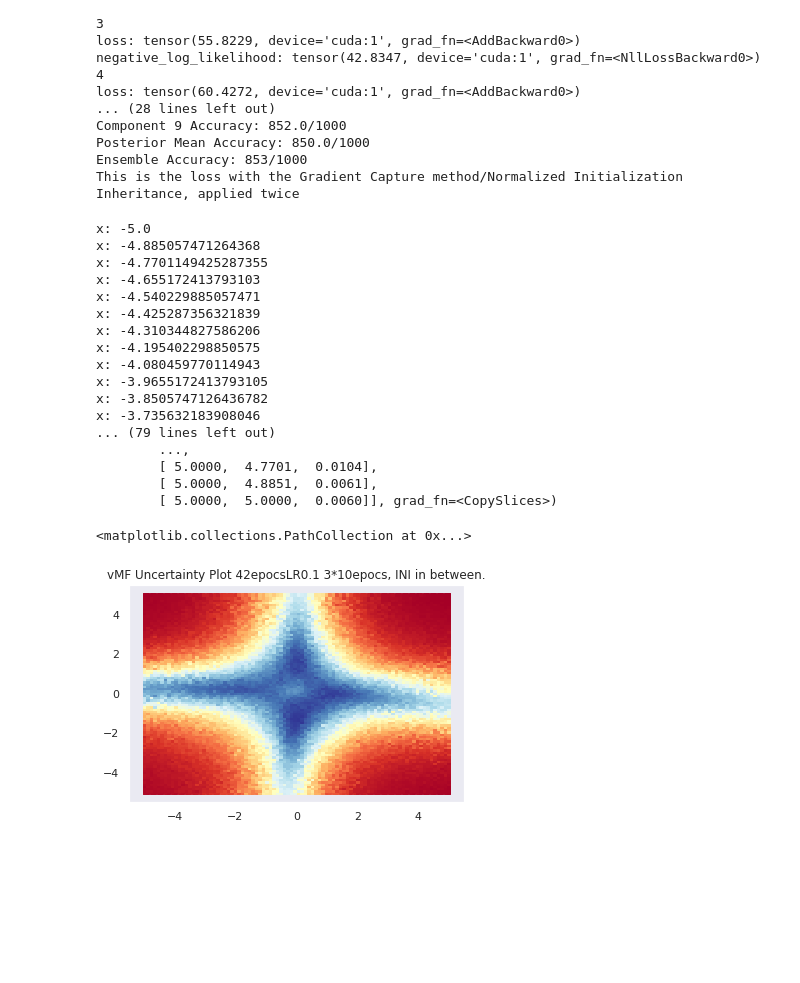
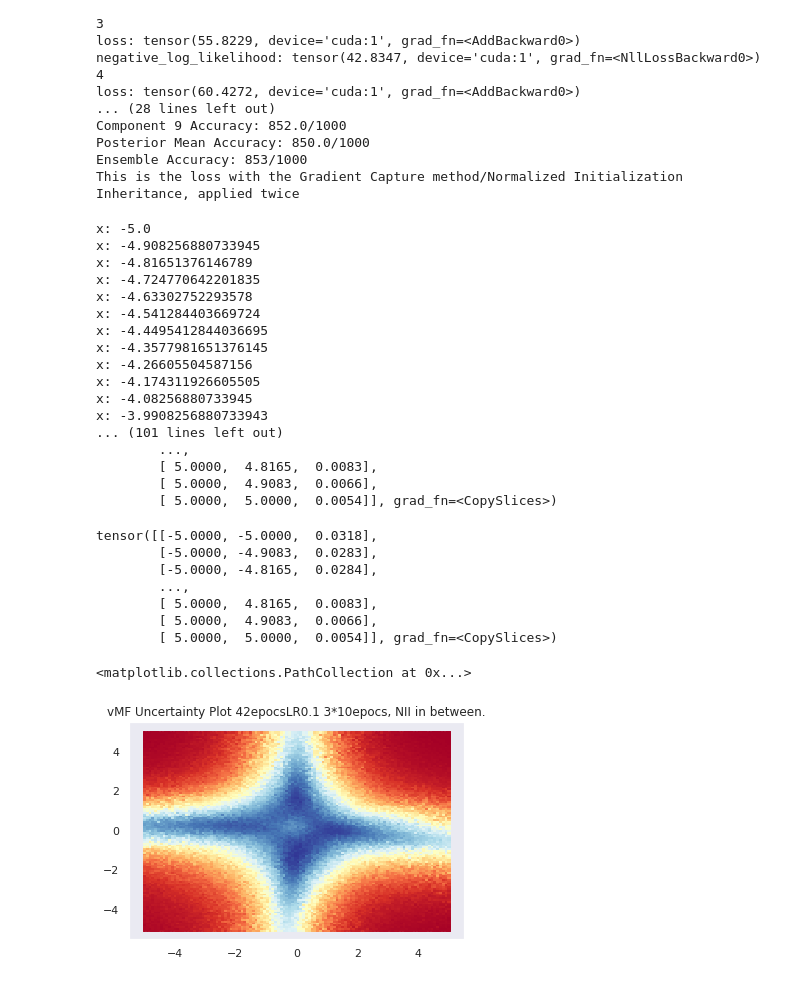
Before and after one commit to LeifMartin/BNN, a Jupyter notebook: Experiments.ipynb, the cells around one changed output. Drawn from its saved outputs; the diff is of its cells as text; code cells hidden in the pictures; blank space fills up the shorter version.

```diff
--- a/Experiments.ipynb
+++ b/Experiments.ipynb
@@ -690,7 +690,7 @@ Posterior Mean Accuracy: 850.0/1000
 Ensemble Accuracy: 853/1000
 This is the loss with the Gradient Capture method/Normalized Initialization Inheritance, applied twice
 # %%
-RES = 88
+RES = 110
 enums = 10
 
 DEVICE = torch.device("cuda:1")
@@ -718,25 +718,37 @@ print(Temps)
 #net3(Temps[:,:1])
 # %% [output]
 x: -5.0
-x: -4.885057471264368
-x: -4.7701149425287355
-x: -4.655172413793103
-x: -4.540229885057471
-x: -4.425287356321839
-x: -4.310344827586206
-x: -4.195402298850575
-x: -4.080459770114943
-x: -3.9655172413793105
-x: -3.8505747126436782
-x: -3.735632183908046
-... (79 lines left out)
+x: -4.908256880733945
+x: -4.81651376146789
+x: -4.724770642201835
+x: -4.63302752293578
+x: -4.541284403669724
+x: -4.4495412844036695
+x: -4.3577981651376145
+x: -4.26605504587156
+x: -4.174311926605505
+x: -4.08256880733945
+x: -3.9908256880733943
+... (101 lines left out)
         ...,
-        [ 5.0000,  4.7701,  0.0104],
-        [ 5.0000,  4.8851,  0.0061],
-        [ 5.0000,  5.0000,  0.0060]], grad_fn=<CopySlices>)
+        [ 5.0000,  4.8165,  0.0083],
+        [ 5.0000,  4.9083,  0.0066],
+        [ 5.0000,  5.0000,  0.0054]], grad_fn=<CopySlices>)
 # %%
-plt.title('vMF Uncertainty Plot 42epocsLR0.1 3*10epocs, INI in between.')
+print(Temps)
+plt.title('vMF Uncertainty Plot 42epocsLR0.1 3*10epocs, NII in between.')
+#xy = [0,0.2,0.4,0.6,0.8,1]
+#z = xy
 plt.scatter(Temps[:,0].detach().numpy(), Temps[:,1].detach().numpy(), s=69000/(RES**2), c=Temps[:,2].detach().numpy(), cmap='RdYlBu', marker='s')
+#plt.colorbar(z)
+#plt.show()
 # %% [output]
-<matplotlib.collections.PathCollection at 0x...>
+tensor([[-5.0000, -5.0000,  0.0318],
+        [-5.0000, -4.9083,  0.0283],
+        [-5.0000, -4.8165,  0.0284],
+        ...,
+        [ 5.0000,  4.8165,  0.0083],
+        [ 5.0000,  4.9083,  0.0066],
+        [ 5.0000,  5.0000,  0.0054]], grad_fn=<CopySlices>)
+<matplotlib.collections.PathCollection at 0x...>
-[figure, old version]
+[figure, new version]
```
Also changed, not shown: parts of 5 cells of this notebook.
